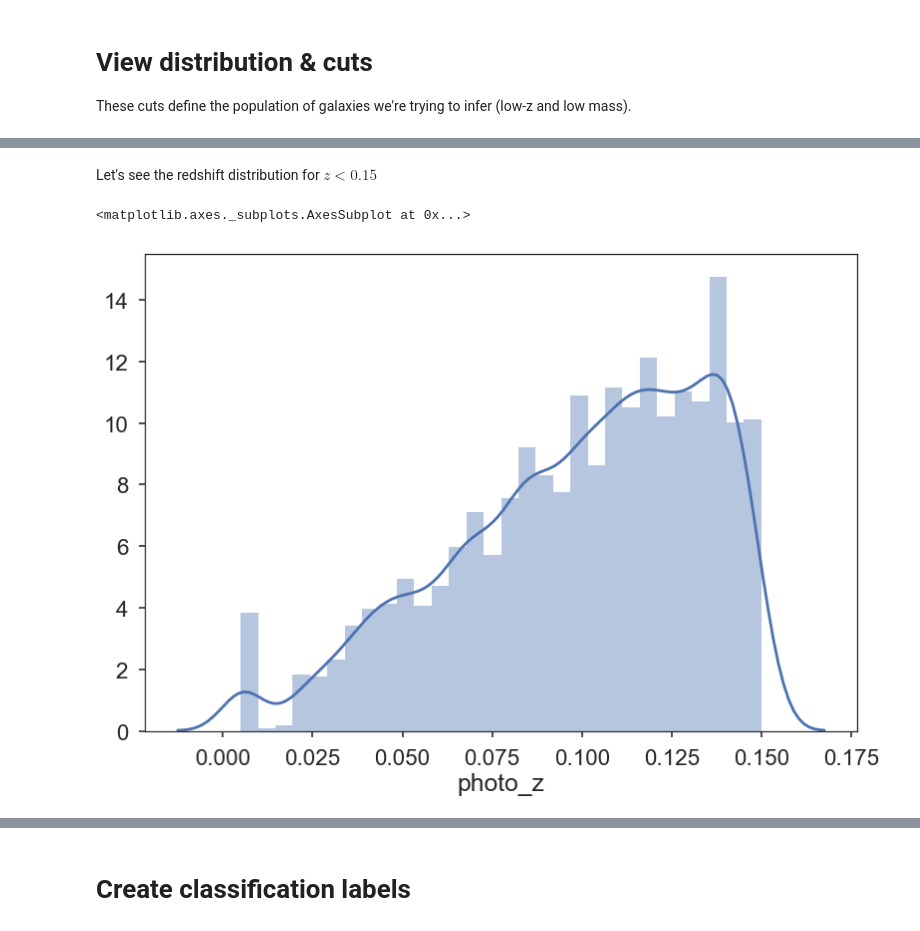
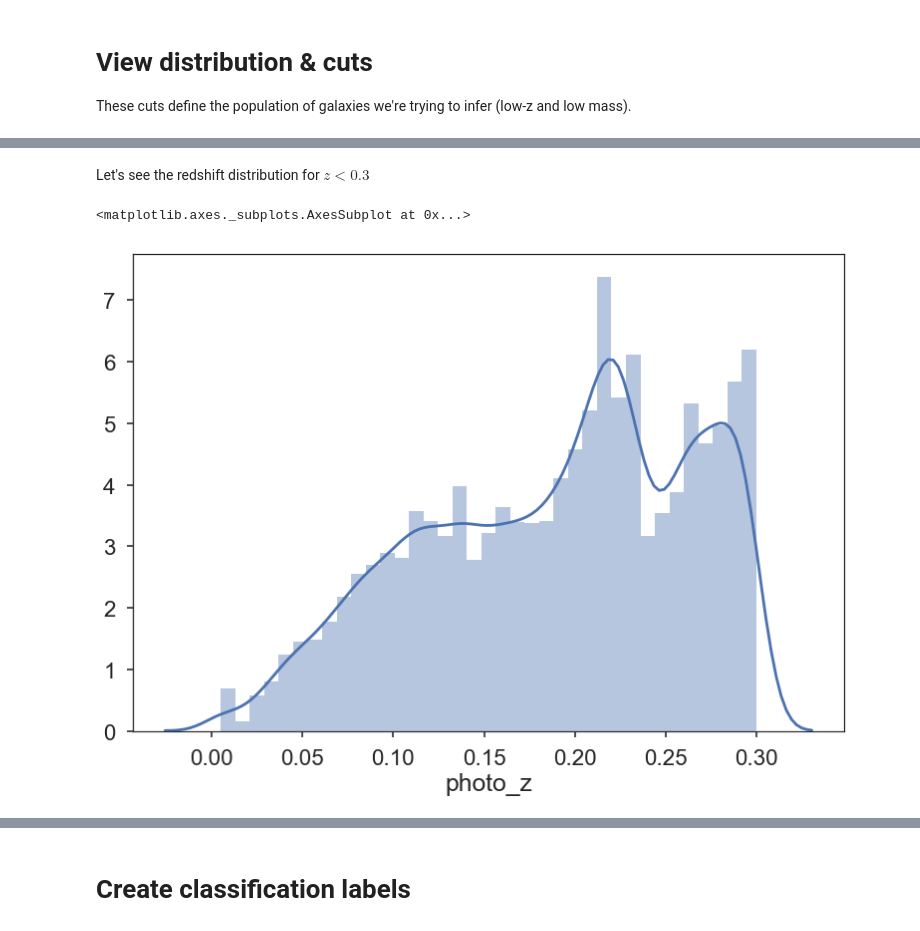
Before and after one commit to yluo54301/dwarf_photo-z, a Jupyter notebook: completeness/HSC_COSMOS_filtering.ipynb, the cells around one changed output, grey strips where cells are left out. Saved outputs shown, nothing was run; the diff lists cells and outputs as text; code cells hidden in the pictures.

```diff
--- a/completeness/HSC_COSMOS_filtering.ipynb
+++ b/completeness/HSC_COSMOS_filtering.ipynb
@@ -70,8 +93,8 @@ plt.axvline(.15, linestyle="dashed", color="k")
 # %% [markdown]
-Let's see the redshift distribution for $z<0.15$
+Let's see the redshift distribution for $z<0.3$
-# %%
-sns.distplot(matches.catalog_1.df[matches.mask_catalog_1].photo_z[low_z])
-# %% [output]
-<matplotlib.axes._subplots.AxesSubplot at 0x...>
-[figure, removed]
+# %%
+sns.distplot(combined.photo_z[combined.photo_z < .3])
+# %% [output]
+<matplotlib.axes._subplots.AxesSubplot at 0x...>
+[figure, added]
 # %%
```
Also changed, not shown: parts of 68 cells of this notebook, 8 other files.
